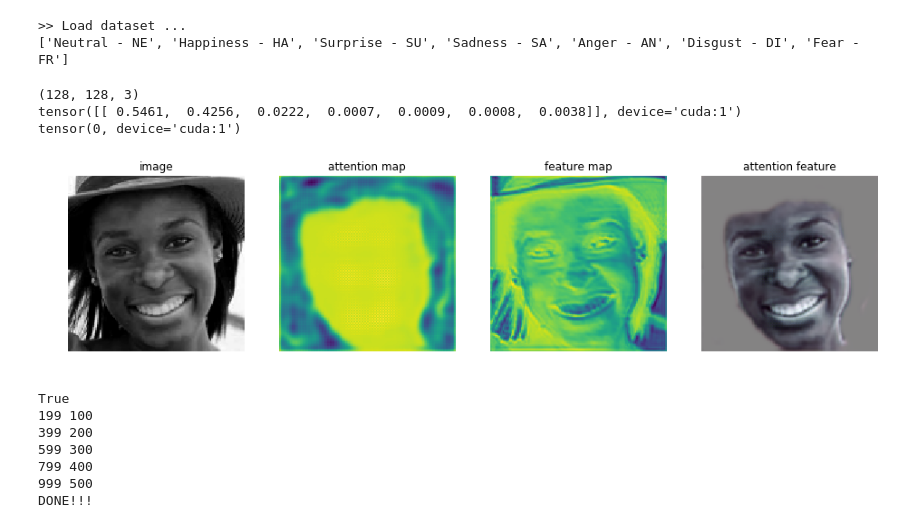
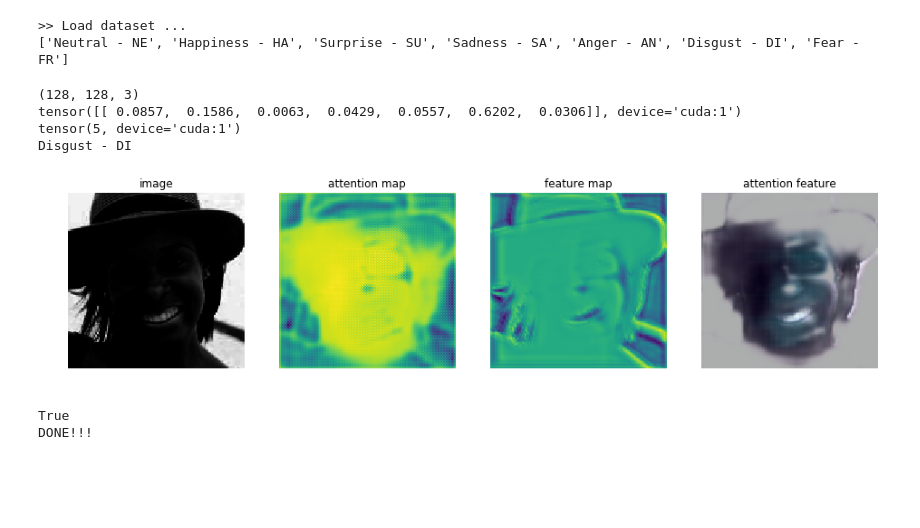
Before and after one commit to pedrodiamel/ferattention, a Jupyter notebook: books/track.ipynb, the cells around one changed output. Drawn from its saved outputs; the diff is of its cells as text; code cells hidden in the pictures; blank space fills up the shorter version.

```diff
--- a/books/track.ipynb
+++ b/books/track.ipynb
@@ -127,11 +131,11 @@ def crop(image, xycrop):
     return image
 
 imagesize=128
-image = cv2.imread('../rec/selfie001.png')[:,:,0]
+image = cv2.imread('../rec/selfie_happy.png')[:,:,0]
 # image = pad(image,50)
-image = crop(image,75)
+image = crop(image,50)
 
-# sigma=0.005
+# sigma=0.4
 # image = image/255.0
 # noise = np.array([random.gauss(0,sigma) for i in range( image.shape[0]*image.shape[1]  )])
 # noise = noise.reshape(image.shape[0],image.shape[1])
@@ -141,7 +145,7 @@ image = crop(image,75)
 image = np.stack( (image,image,image), axis=2 )
 image = cv2.resize( image, (imagesize, imagesize) )
 
-gamma=1.3
+gamma=5.1
 image[:,:,0] = norm((image[:,:,0]/255)**gamma)*255
 image[:,:,1] = norm((image[:,:,1]/255)**gamma)*255
 image[:,:,2] = norm((image[:,:,2]/255)**gamma)*255
@@ -158,36 +162,38 @@ srf  = srf.data.cpu().numpy().transpose(2,3,1,0)[...,0]
 image = image.data.cpu().numpy().transpose(2,3,1,0)[...,0]
 y_lab_hat_max = y_lab_hat.argmax()
 
 
 print(image.shape)
 print(y_lab_hat)
 print(y_lab_hat_max)
+print(emotions[y_lab_hat_max])
 
 plt.figure( figsize=(16,8))
 plt.subplot(141)
 plt.imshow( norm(image) )
 plt.title('image')
 plt.axis('off')
 plt.subplot(142)
 plt.imshow( (fmap))
 plt.title('attention map')
 plt.axis('off' )
 plt.subplot(143)
 plt.imshow( srf.sum(2) )
 plt.title('feature map')
 plt.axis('off' )
 plt.subplot(144)
 plt.imshow( norm(att) )
 # plt.title('class {}'.format( y_lab_hat_max ) )
 plt.title('attention feature')
 plt.axis('off')
 
 plt.show()
 # %% [output]
 (128, 128, 3)
-tensor([[ 0.5461,  0.4256,  0.0222,  0.0007,  0.0009,  0.0008,  0.0038]], device='cuda:1')
-tensor(0, device='cuda:1')
+tensor([[ 0.0857,  0.1586,  0.0063,  0.0429,  0.0557,  0.6202,  0.0306]], device='cuda:1')
+tensor(5, device='cuda:1')
+Disgust - DI
-[figure, old version]
+[figure, new version]
 # %%
 import scipy.misc
 import random
@@ -355,8 +361,20 @@ track   = cTrack( net, image_size=128 )
 
 k = 0
 iframe=0
-iniframe=0
+totalframe=100
+iniframe=0 #1700
 
+bligth=False
+mingam, maxgam = 0.01,10.0
+#gammas = mingam + np.random.rand(totalframe)*( maxgam - mingam )
+gammas = np.linspace( mingam, maxgam, num=totalframe )
+#gammas.sort()
+
+bnoise=True
+minnoise, maxnoise = 0.01, 0.1
+# sigmas = minnoise + np.random.rand(totalframe)*( maxnoise - minnoise )
+sigmas = np.linspace( minnoise, maxnoise, num=totalframe )
+#sigmas.sort()
 
 
 # for every frame
@@ -373,17 +391,19 @@ while(cap.isOpened()):
         continue
 
     #print(k)
+    frame = frame[:-300,850:,:]
+    #frame = frame[50:-350,500:1350,:]
 
-
-    frame = frame[:-300,850:,:]
     image = frame_proc( frame )
     image = crop(image,15)
 
     #noise
-    #image = noise(image, sigma=0.05)
+    if bnoise:
+        image = noise(image, sigma=sigmas[iframe])
 
     #ligth
-    #image = ligth(image, gamma=0.5)
+    if bligth:
+        image = ligth(image, gamma = gammas[iframe] )
 
 
     att, fmap, srf, zhat, yhat, yhat_max = track( image )
@@ -424,16 +444,11 @@ while(cap.isOpened()):
 
 
 
-    if k > iniframe+1000:
+    if k > iniframe+totalframe:
         break
 
 cap.release()
 print('DONE!!!')
 # %% [output]
 True
-199 100
-399 200
-599 300
-799 400
-999 500
 DONE!!!
```
Also changed, not shown: parts of 2 cells of this notebook, 5 other files.
